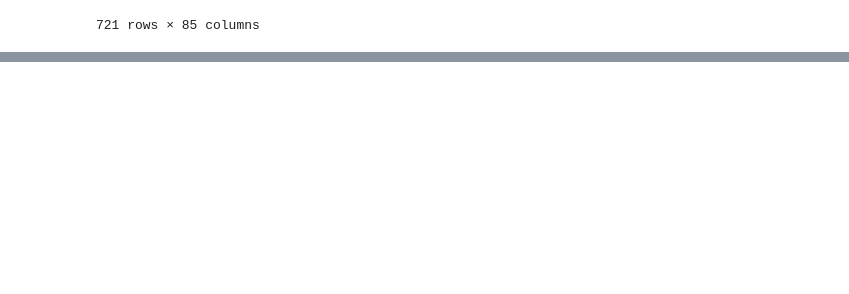
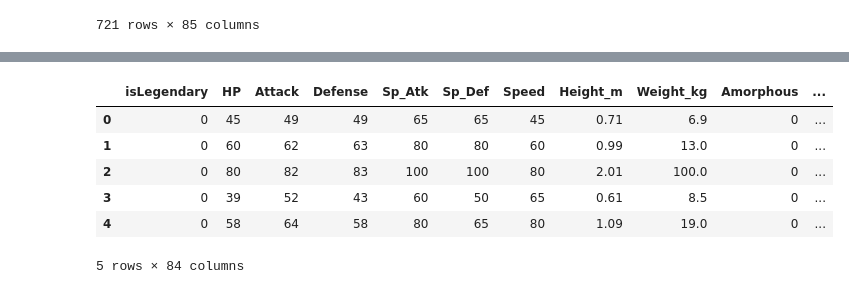
Before and after one commit to renan-lemes/TensorFlow-Pokemon-Course, a Jupyter notebook: Init_ipynb.ipynb, the cells around one changed output, grey strips where cells are left out. Cells and saved outputs as stored; diff of their text form; code cells hidden in the pictures; blank space fills up the shorter version.

```diff
--- a/Init_ipynb.ipynb
+++ b/Init_ipynb.ipynb
@@ -58,3 +58,16 @@ df
 | 719 | 1 | 6 | 80 | 110 | 60 | 150 | 130 | 70 | 0.51 | 9.0 | ... |
 | 720 | 1 | 6 | 80 | 110 | 120 | 130 | 90 | 70 | 1.70 | 195.0 | ... |
 721 rows × 85 columns
+# %%
+def train_test_splitter(DataFrame, colunm):
+    df_train = DataFrame.loc[df[colunm] != 1]
+    df_test = DataFrame.loc[df[colunm] == 1]
+
+    df_train = df_train.drop(colunm, axis=1)
+    df_test = df_test.drop(colunm, axis=1)
+
+    return(df_train, df_test)
+    #Função que divide o data frame em dois de teste e de traino da geração  Red Blue e da Yellow serão nosso teste e a
+    # e as demais geração serão as de treino #
+
+df_train, df_test = train_test_splitter(df,'Generation')
@@ -60,0 +84,10 @@ df
+# %%
+df_test.head()
+# %% [output]
+|  | isLegendary | HP | Attack | Defense | Sp_Atk | Sp_Def | Speed | Height_m | Weight_kg | Amorphous | ... |
+| 0 | 0 | 45 | 49 | 49 | 65 | 65 | 45 | 0.71 | 6.9 | 0 | ... |
+| 1 | 0 | 60 | 62 | 63 | 80 | 80 | 60 | 0.99 | 13.0 | 0 | ... |
+| 2 | 0 | 80 | 82 | 83 | 100 | 100 | 80 | 2.01 | 100.0 | 0 | ... |
+| 3 | 0 | 39 | 52 | 43 | 60 | 50 | 65 | 0.61 | 8.5 | 0 | ... |
+| 4 | 0 | 58 | 64 | 58 | 80 | 65 | 80 | 1.09 | 19.0 | 0 | ... |
+5 rows × 84 columns
```
Also changed, not shown: parts of 15 cells of this notebook.
